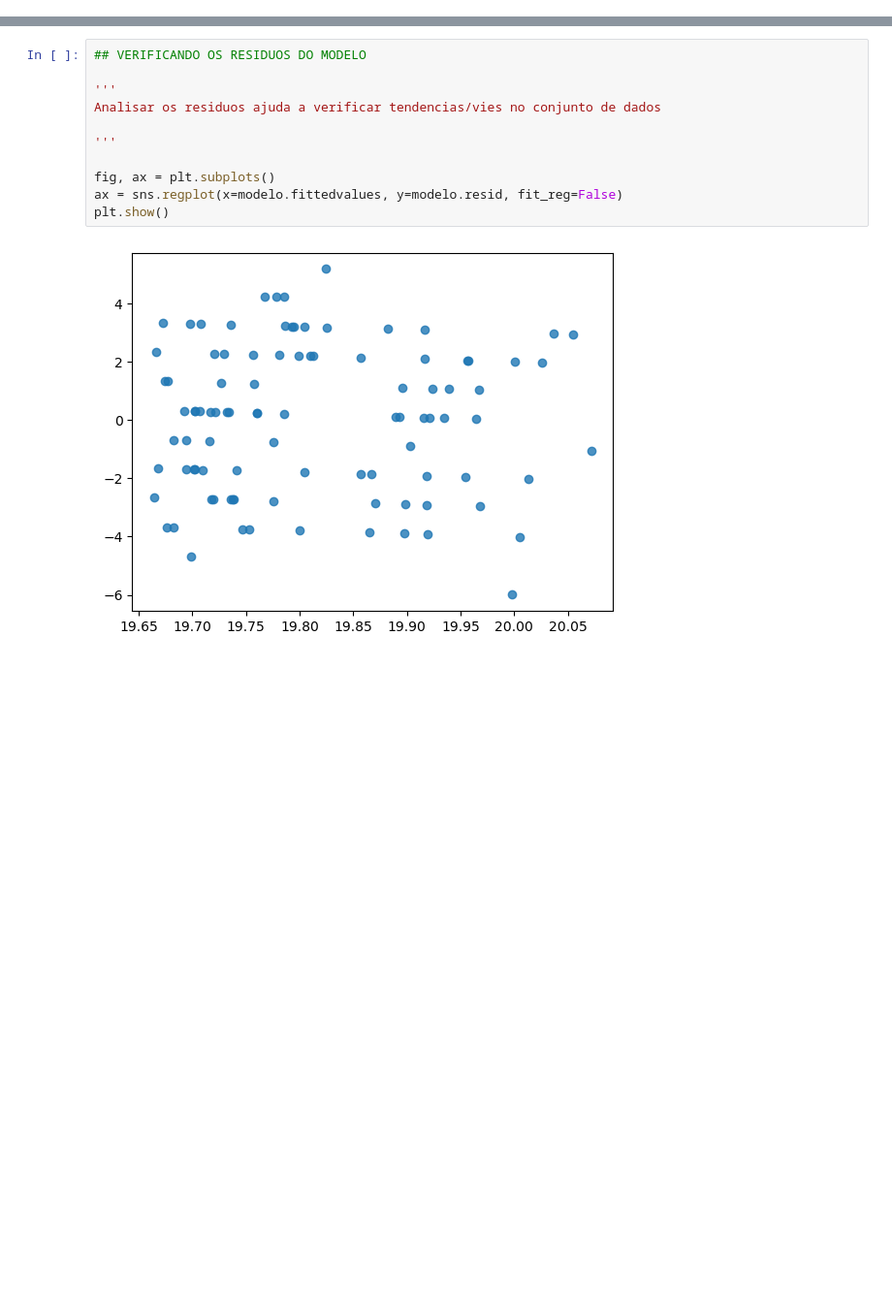
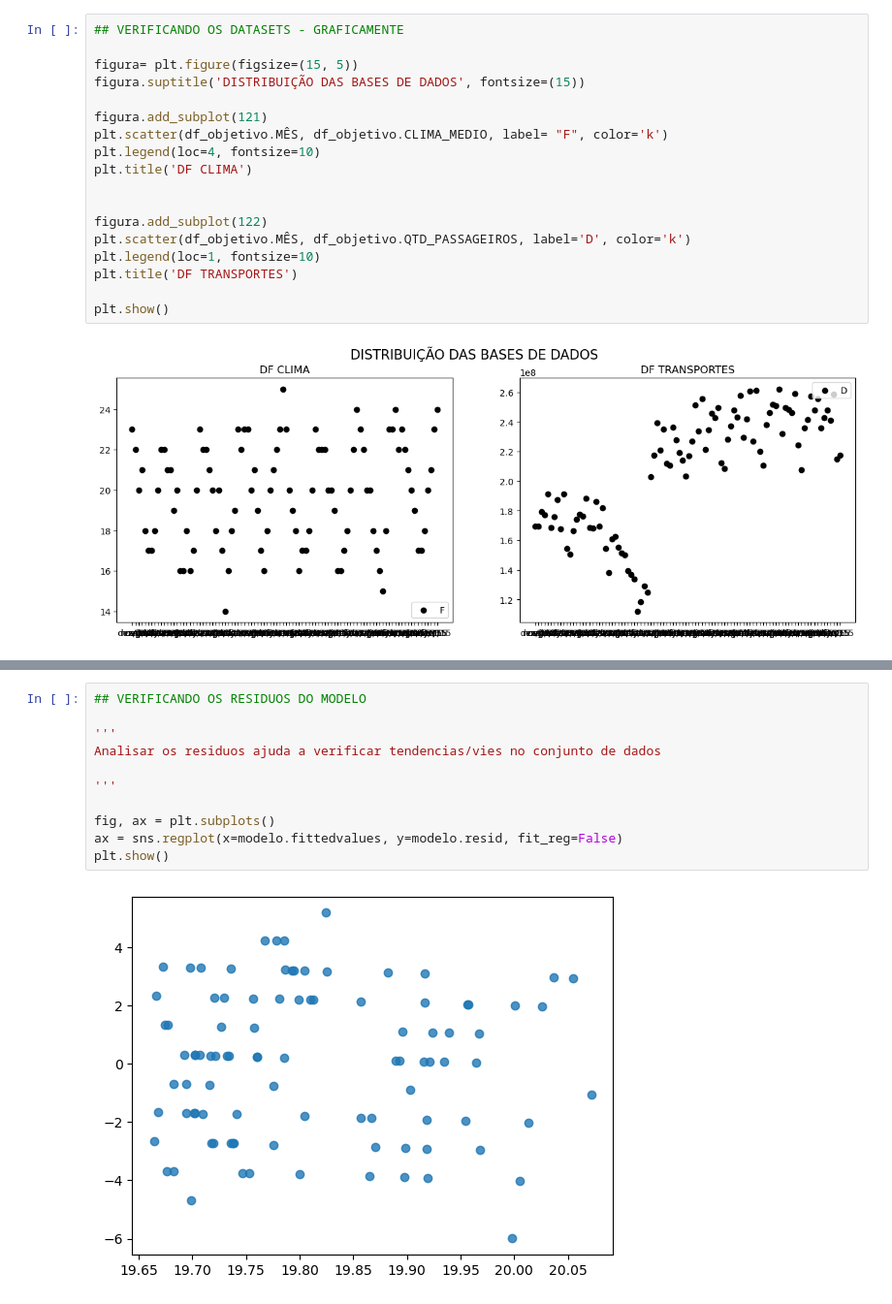
Before and after one commit to iugamil/TRANSPORTE_PUBLICO_E_CLIMA, a Jupyter notebook: MODELO_REGLINEAR.ipynb, the cells around one changed output, grey strips where cells are left out. Shown at 97% size. Drawn from its saved outputs; the diff is of its cells as text; blank space fills up the shorter version.

```diff
--- a/MODELO_REGLINEAR.ipynb
+++ b/MODELO_REGLINEAR.ipynb
@@ -122,0 +125,20 @@ None
+# %%
+## VERIFICANDO OS DATASETS - GRAFICAMENTE
+
+figura= plt.figure(figsize=(15, 5))
+figura.suptitle('DISTRIBUIÇÃO DAS BASES DE DADOS', fontsize=(15))
+
+figura.add_subplot(121)
+plt.scatter(df_objetivo.MÊS, df_objetivo.CLIMA_MEDIO, label= "F", color='k')
+plt.legend(loc=4, fontsize=10)
+plt.title('DF CLIMA')
+
+
+figura.add_subplot(122)
+plt.scatter(df_objetivo.MÊS, df_objetivo.QTD_PASSAGEIROS, label='D', color='k')
+plt.legend(loc=1, fontsize=10)
+plt.title('DF TRANSPORTES')
+
+plt.show()
+# %% [output]
+[figure, added]
```
Also changed, not shown: parts of 9 cells of this notebook.
